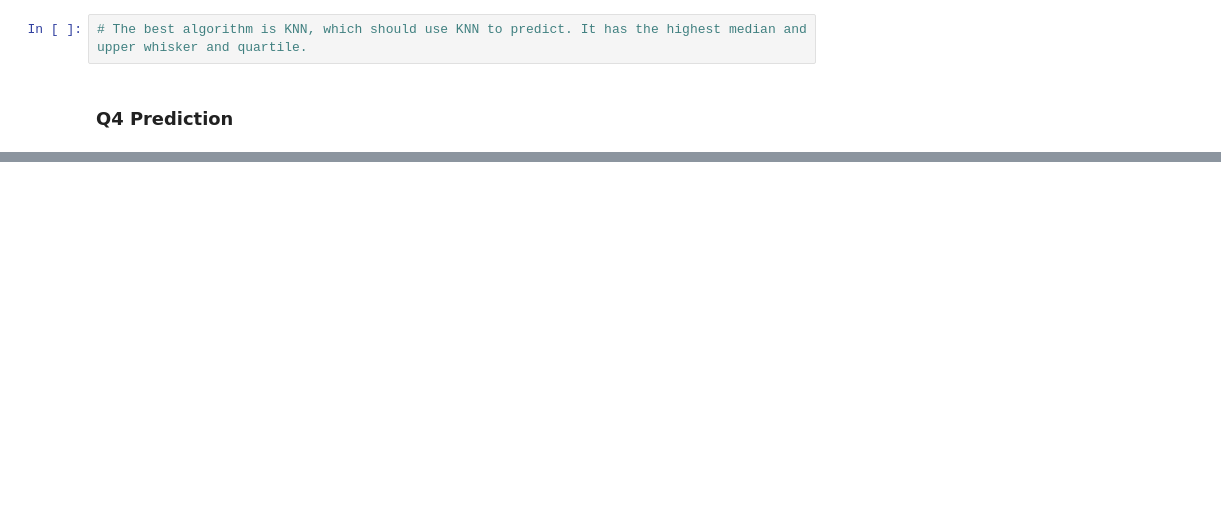
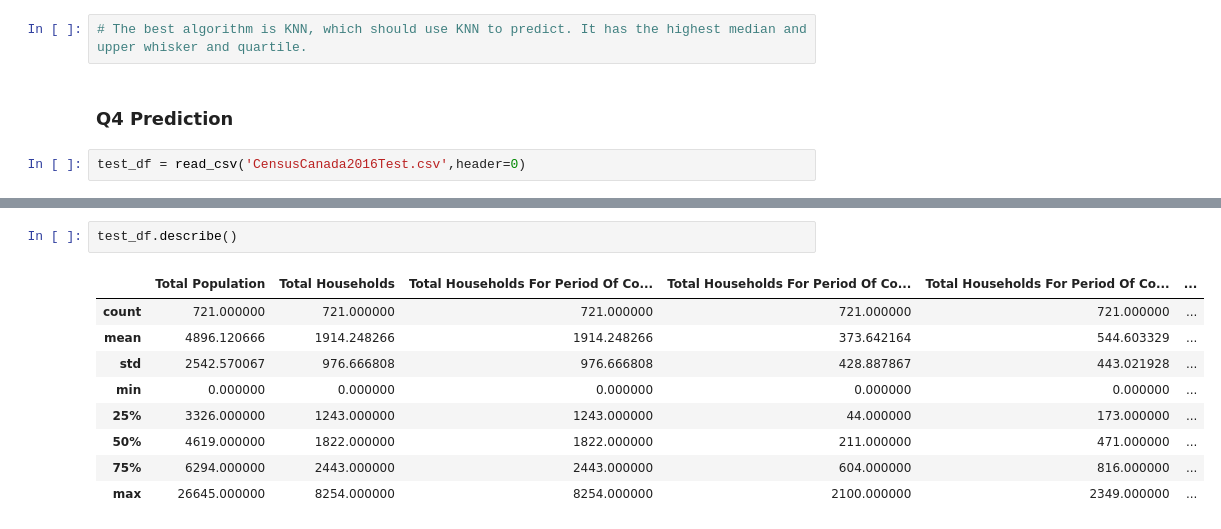
Before and after one commit to Aiden1024/TB-Data-Analytics, a Jupyter notebook: Final/final.ipynb, the cells around one changed output, grey strips where cells are left out. Cells and saved outputs as stored; diff of their text form; blank space fills up the shorter version.

```diff
--- a/Final/final.ipynb
+++ b/Final/final.ipynb
@@ -343,3 +332,5 @@ ax.set_xticklabels(names)
 # The best algorithm is KNN, which should use KNN to predict. It has the highest median and upper whisker and quartile.
 # %% [markdown]
 ### Q4 Prediction
+# %%
+test_df = read_csv('CensusCanada2016Test.csv',header=0)
@@ -345,0 +346,12 @@ ax.set_xticklabels(names)
+# %%
+test_df.describe()
+# %% [output]
+|  | Total Population | Total Households | Total Households For Period Of Co... | Total Households For Period Of Co... | Total Households For Period Of Co... | ... |
+| count | 721.000000 | 721.000000 | 721.000000 | 721.000000 | 721.000000 | ... |
+| mean | 4896.120666 | 1914.248266 | 1914.248266 | 373.642164 | 544.603329 | ... |
+| std | 2542.570067 | 976.666808 | 976.666808 | 428.887867 | 443.021928 | ... |
+| min | 0.000000 | 0.000000 | 0.000000 | 0.000000 | 0.000000 | ... |
+| 25% | 3326.000000 | 1243.000000 | 1243.000000 | 44.000000 | 173.000000 | ... |
+| 50% | 4619.000000 | 1822.000000 | 1822.000000 | 211.000000 | 471.000000 | ... |
+| 75% | 6294.000000 | 2443.000000 | 2443.000000 | 604.000000 | 816.000000 | ... |
+| max | 26645.000000 | 8254.000000 | 8254.000000 | 2100.000000 | 2349.000000 | ... |
```
Also changed, not shown: parts of 11 cells of this notebook, 1 other file.
